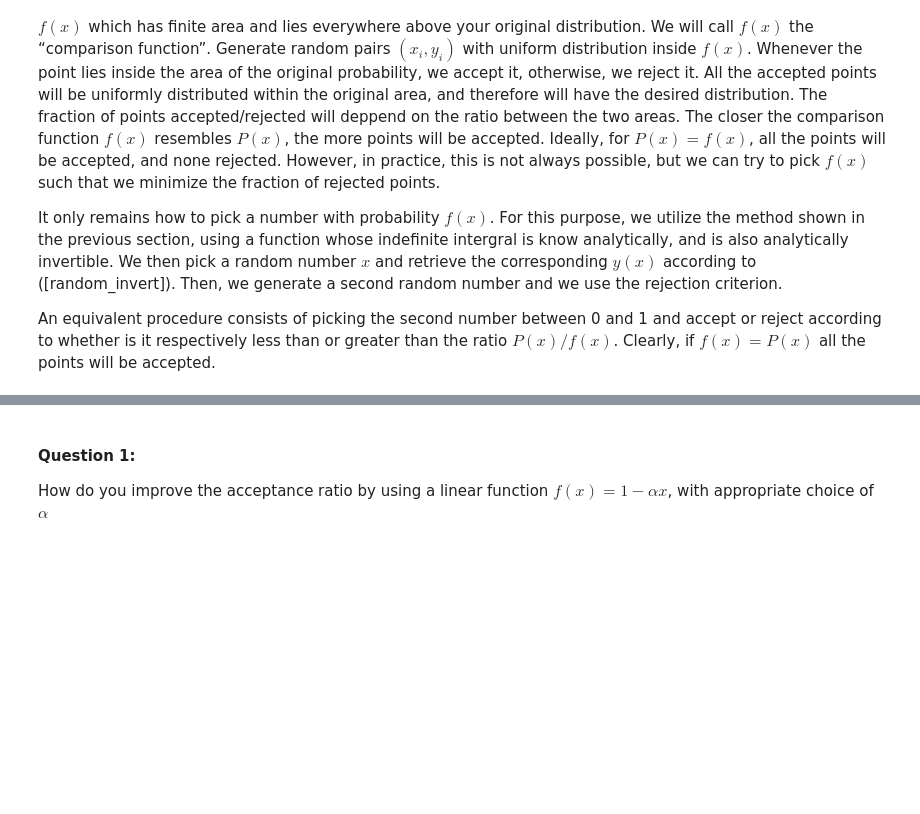
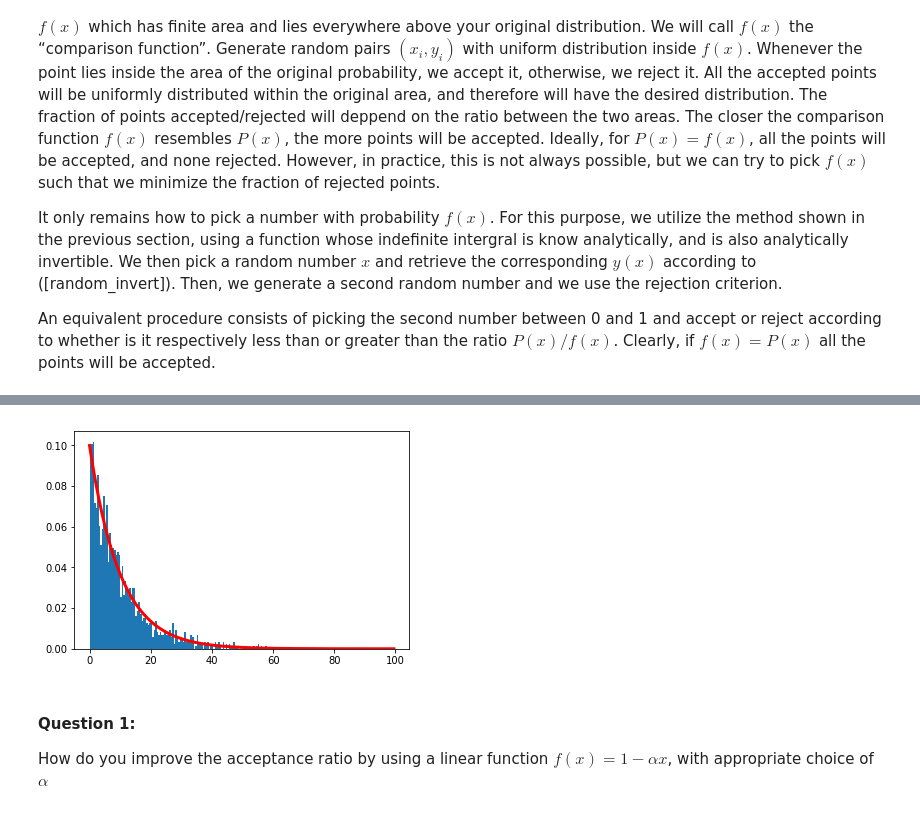
Before and after one commit to tkelley3/GradCompPhys, a Jupyter notebook: Python/RandomDistributions.ipynb, the cells around one changed output, grey strips where cells are left out. Saved outputs shown, nothing was run; the diff lists cells and outputs as text; code cells hidden in the pictures; blank space fills up the shorter version.

```diff
--- a/Python/RandomDistributions.ipynb
+++ b/Python/RandomDistributions.ipynb
@@ -81,7 +81,7 @@ ymax = xlambda
 
 rx = np.random.random(N)*xmax
 ry = np.random.random(N)*ymax
-ry = ymax*(1-0.ymax/xmax)*rx;
+
 values = []
 
 Nin = 0
@@ -104,3 +104,4 @@ SyntaxError: invalid syntax (<ipython-input-48-64a48c2e7b4e>, line 8)
+[figure, added]
 # %% [markdown]
 #### Question 1:
 
```
Also changed, not shown: parts of 1 cell of this notebook, 1 other file.
